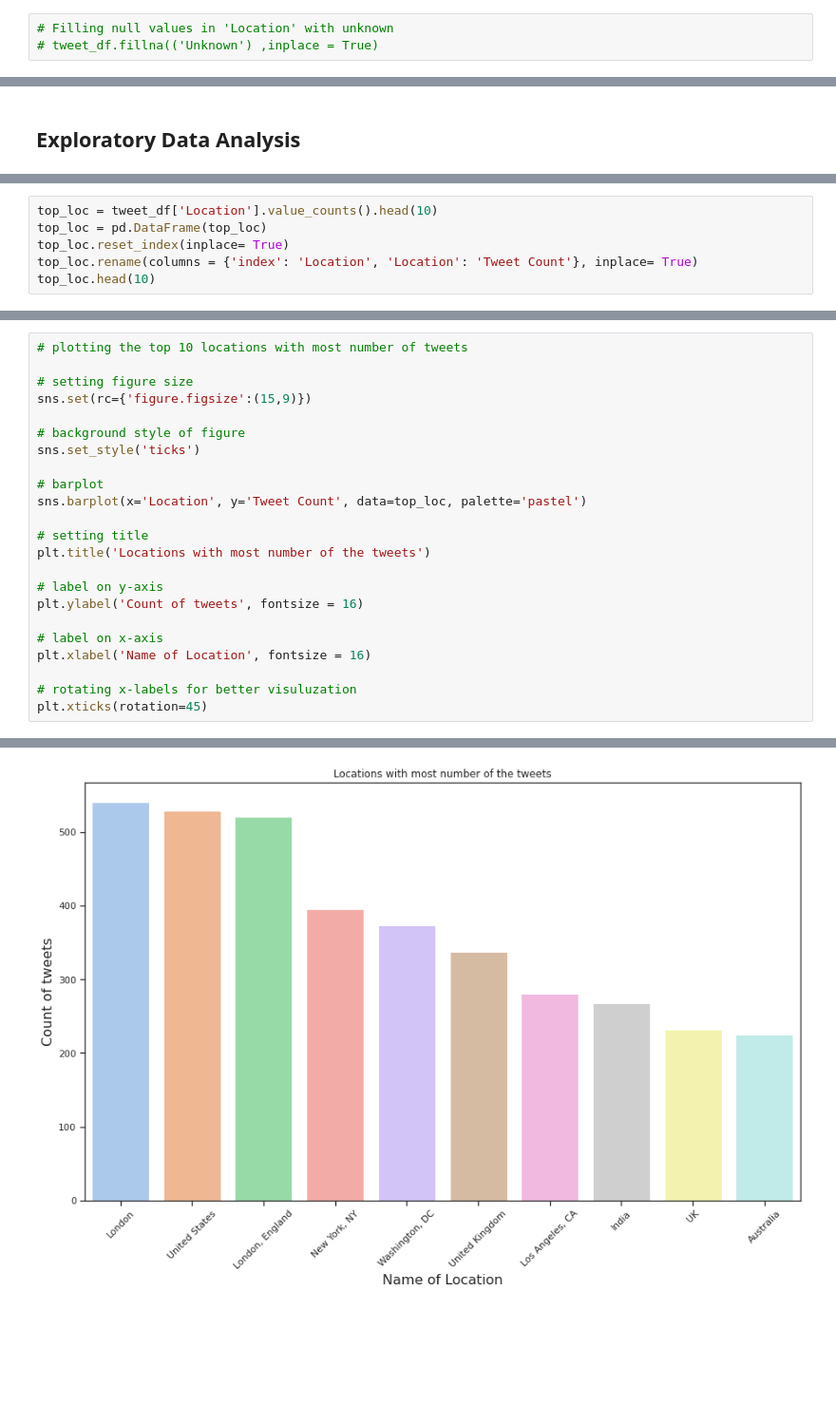
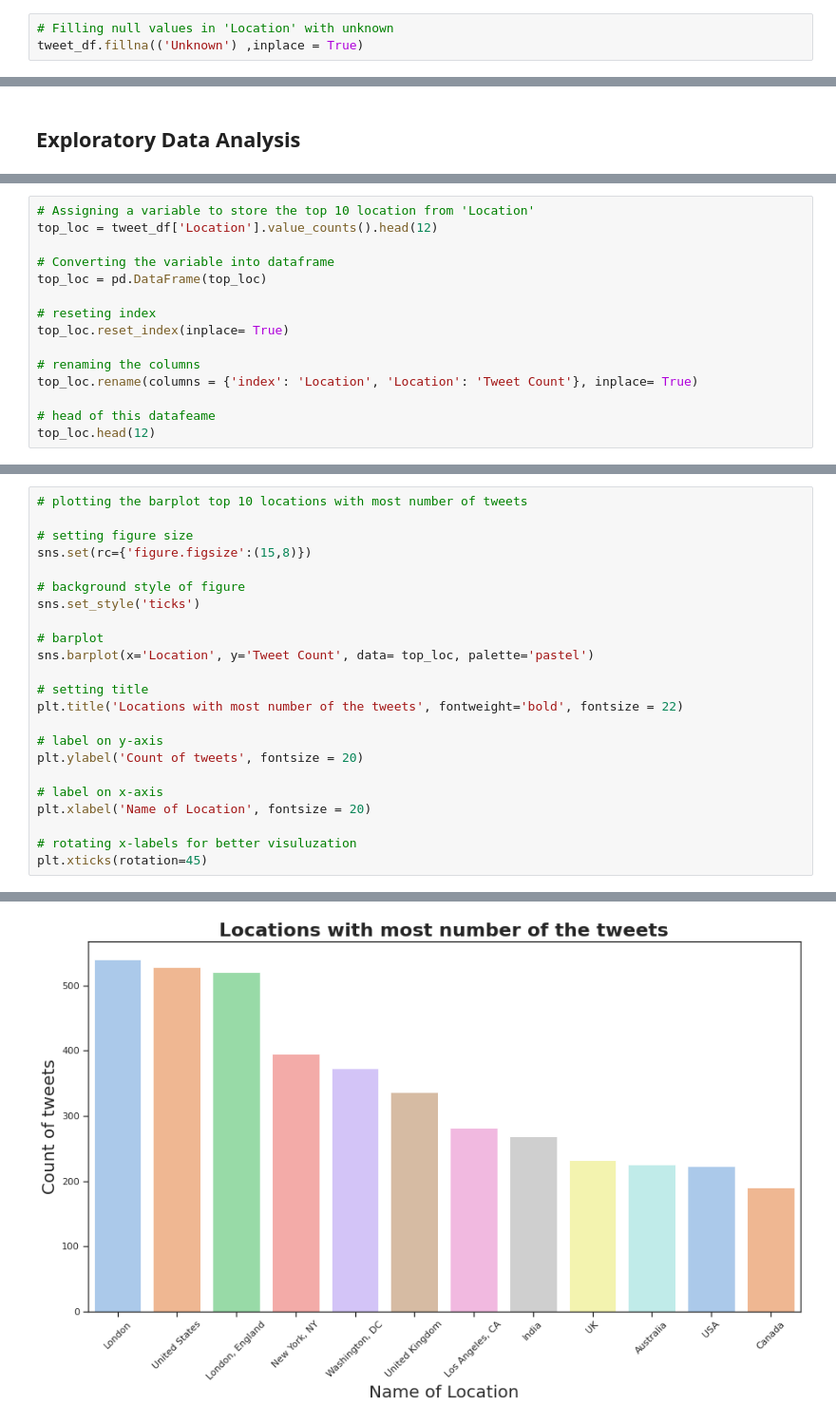
Before and after one commit to Azhar-ali7/Classification-Project-Coronavirus-Tweet-Sentiment, a Jupyter notebook: Classification_project_Covid_19_Tweets_Sentiments_.ipynb, the cells around one changed output, grey strips where cells are left out. Shown at 95% size. Saved outputs shown, nothing was run; the diff lists cells and outputs as text; blank space fills up the shorter version.

```diff
--- a/Classification_project_Covid_19_Tweets_Sentiments_.ipynb
+++ b/Classification_project_Covid_19_Tweets_Sentiments_.ipynb
@@ -150,6 +154,6 @@ muted' is not a valid value for name; supported values are 'Accent', 'Accent_r',
 We will fill the null values in 'Location' with 'Unknown' because we don't know the locations of the tweets.
 # %%
 # Filling null values in 'Location' with unknown
-# tweet_df.fillna(('Unknown') ,inplace = True)
+tweet_df.fillna(('Unknown') ,inplace = True)
 # %%
 # Checking for duplicapte values in the data set
@@ -178,9 +167,18 @@ tweet_df['Location'].value_counts().head(10).to_frame()
 # %%
-top_loc = tweet_df['Location'].value_counts().head(10)
+# Assigning a variable to store the top 10 location from 'Location'
+top_loc = tweet_df['Location'].value_counts().head(12)
+
+# Converting the variable into dataframe
 top_loc = pd.DataFrame(top_loc)
+
+# reseting index
 top_loc.reset_index(inplace= True)
+
+# renaming the columns
 top_loc.rename(columns = {'index': 'Location', 'Location': 'Tweet Count'}, inplace= True)
-top_loc.head(10)
+
+# head of this datafeame
+top_loc.head(12)
 # %% [output]
 |  | Location | Tweet Count |
 | 0 | London | 540 |
@@ -196,23 +196,23 @@ top_loc.head(10)
 # %%
-# plotting the top 10 locations with most number of tweets
+# plotting the barplot top 10 locations with most number of tweets
 
 # setting figure size
-sns.set(rc={'figure.figsize':(15,9)})
+sns.set(rc={'figure.figsize':(15,8)})
 
 # background style of figure
 sns.set_style('ticks')
 
 # barplot
-sns.barplot(x='Location', y='Tweet Count', data=top_loc, palette='pastel')
+sns.barplot(x='Location', y='Tweet Count', data= top_loc, palette='pastel')
 
 # setting title
-plt.title('Locations with most number of the tweets')
+plt.title('Locations with most number of the tweets', fontweight='bold', fontsize = 22)
 
 # label on y-axis
-plt.ylabel('Count of tweets', fontsize = 16)
+plt.ylabel('Count of tweets', fontsize = 20)
 
 # label on x-axis
-plt.xlabel('Name of Location', fontsize = 16)
+plt.xlabel('Name of Location', fontsize = 20)
 
 # rotating x-labels for better visuluzation
 plt.xticks(rotation=45)
@@ -222 +222 @@ plt.xticks(rotation=45)
-[figure, old version]
+[figure, new version]
```
Also changed, not shown: parts of 111 cells of this notebook.
